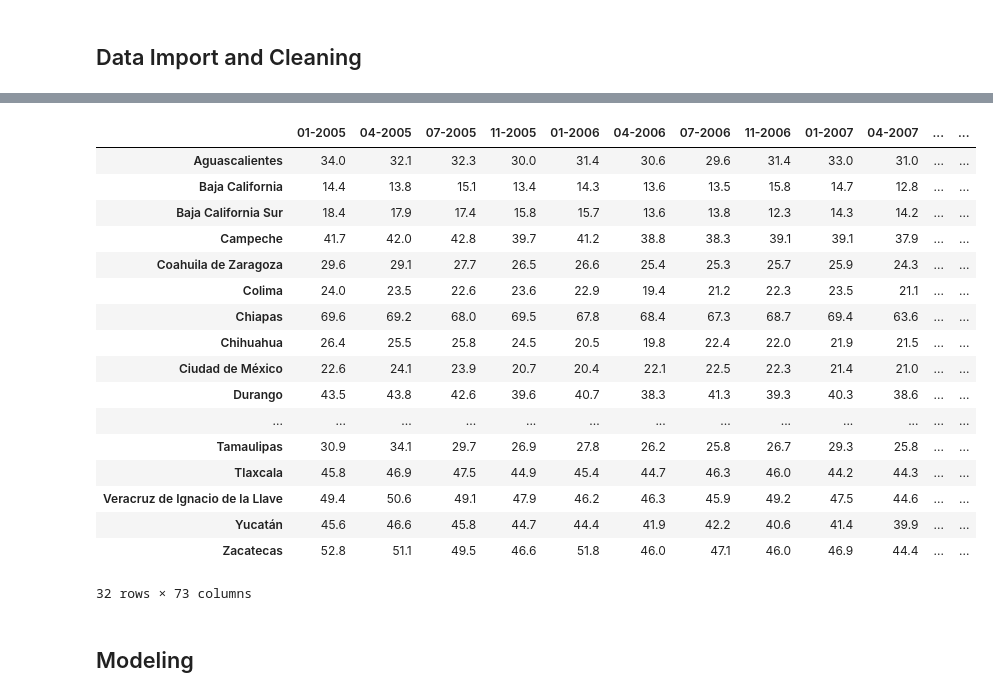
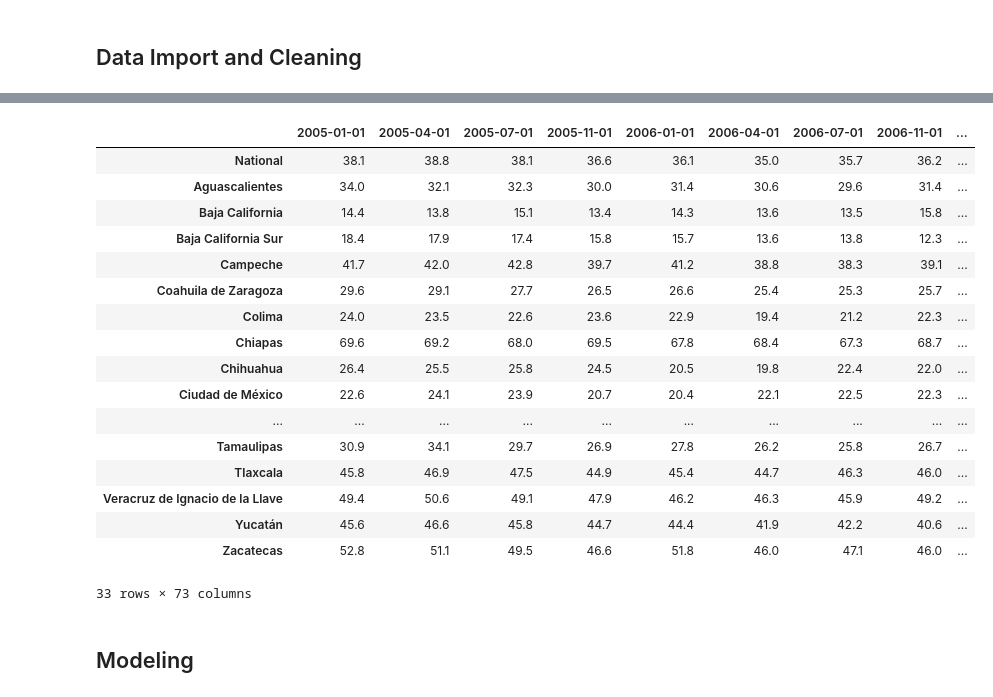
Before and after one commit to elviramg/poverty_project_frontend, a Jupyter notebook: Forecast Analysis.ipynb, the cells around one changed output, grey strips where cells are left out. Cells and saved outputs as stored; diff of their text form; code cells hidden in the pictures.

```diff
--- a/Forecast Analysis.ipynb
+++ b/Forecast Analysis.ipynb
@@ -28,0 +37,3 @@ To enable them in other operations, rebuild TensorFlow with the appropriate comp
+# %%
+df = get_csv()
+df
@@ -29,30 +54,29 @@ To enable them in other operations, rebuild TensorFlow with the appropriate comp
 # %%
-df = pd.read_csv("Labor_Poverty.csv", index_col=0) #imported data
 df = df.replace({"ND": None}) # Removed superfluous data
 df = df.astype("float") # Changed data types
 df = df.transpose() # Transpose the table
-df['04-2020'] = (df['01-2020'] + df['07-2020'])/2 # #Interpolated missing value with simple average // TO-DO: Use the average all the 3 quarter for 2020 to interpolate.
+df['2020-04-01'] = (df['2020-01-01'] + df['2020-07-01'])/2 # #Interpolated missing value with simple average // TO-DO: Use the average all the 3 quarter for 2020 to interpolate.
 # df.columns = pd.to_datetime(df.columns, format="%m-%Y") # WRONG: Cast column data type to datetime
 df
 # %% [output]
-|  | 01-2005 | 04-2005 | 07-2005 | 11-2005 | 01-2006 | 04-2006 | 07-2006 | 11-2006 | 01-2007 | 04-2007 | ... | ... |
-| Aguascalientes | 34.0 | 32.1 | 32.3 | 30.0 | 31.4 | 30.6 | 29.6 | 31.4 | 33.0 | 31.0 | ... | ... |
-| Baja California | 14.4 | 13.8 | 15.1 | 13.4 | 14.3 | 13.6 | 13.5 | 15.8 | 14.7 | 12.8 | ... | ... |
-| Baja California Sur | 18.4 | 17.9 | 17.4 | 15.8 | 15.7 | 13.6 | 13.8 | 12.3 | 14.3 | 14.2 | ... | ... |
-| Campeche | 41.7 | 42.0 | 42.8 | 39.7 | 41.2 | 38.8 | 38.3 | 39.1 | 39.1 | 37.9 | ... | ... |
-| Coahuila de Zaragoza | 29.6 | 29.1 | 27.7 | 26.5 | 26.6 | 25.4 | 25.3 | 25.7 | 25.9 | 24.3 | ... | ... |
-| Colima | 24.0 | 23.5 | 22.6 | 23.6 | 22.9 | 19.4 | 21.2 | 22.3 | 23.5 | 21.1 | ... | ... |
-| Chiapas | 69.6 | 69.2 | 68.0 | 69.5 | 67.8 | 68.4 | 67.3 | 68.7 | 69.4 | 63.6 | ... | ... |
-| Chihuahua | 26.4 | 25.5 | 25.8 | 24.5 | 20.5 | 19.8 | 22.4 | 22.0 | 21.9 | 21.5 | ... | ... |
-| Ciudad de México | 22.6 | 24.1 | 23.9 | 20.7 | 20.4 | 22.1 | 22.5 | 22.3 | 21.4 | 21.0 | ... | ... |
-| Durango | 43.5 | 43.8 | 42.6 | 39.6 | 40.7 | 38.3 | 41.3 | 39.3 | 40.3 | 38.6 | ... | ... |
-| ... | ... | ... | ... | ... | ... | ... | ... | ... | ... | ... | ... | ... |
-| Tamaulipas | 30.9 | 34.1 | 29.7 | 26.9 | 27.8 | 26.2 | 25.8 | 26.7 | 29.3 | 25.8 | ... | ... |
-| Tlaxcala | 45.8 | 46.9 | 47.5 | 44.9 | 45.4 | 44.7 | 46.3 | 46.0 | 44.2 | 44.3 | ... | ... |
-| Veracruz de Ignacio de la Llave | 49.4 | 50.6 | 49.1 | 47.9 | 46.2 | 46.3 | 45.9 | 49.2 | 47.5 | 44.6 | ... | ... |
-| Yucatán | 45.6 | 46.6 | 45.8 | 44.7 | 44.4 | 41.9 | 42.2 | 40.6 | 41.4 | 39.9 | ... | ... |
-| Zacatecas | 52.8 | 51.1 | 49.5 | 46.6 | 51.8 | 46.0 | 47.1 | 46.0 | 46.9 | 44.4 | ... | ... |
+|  | 2005-01-01 | 2005-04-01 | 2005-07-01 | 2005-11-01 | 2006-01-01 | 2006-04-01 | 2006-07-01 | 2006-11-01 | ... |
+| National | 38.1 | 38.8 | 38.1 | 36.6 | 36.1 | 35.0 | 35.7 | 36.2 | ... |
+| Aguascalientes | 34.0 | 32.1 | 32.3 | 30.0 | 31.4 | 30.6 | 29.6 | 31.4 | ... |
+| Baja California | 14.4 | 13.8 | 15.1 | 13.4 | 14.3 | 13.6 | 13.5 | 15.8 | ... |
+| Baja California Sur | 18.4 | 17.9 | 17.4 | 15.8 | 15.7 | 13.6 | 13.8 | 12.3 | ... |
+| Campeche | 41.7 | 42.0 | 42.8 | 39.7 | 41.2 | 38.8 | 38.3 | 39.1 | ... |
+| Coahuila de Zaragoza | 29.6 | 29.1 | 27.7 | 26.5 | 26.6 | 25.4 | 25.3 | 25.7 | ... |
+| Colima | 24.0 | 23.5 | 22.6 | 23.6 | 22.9 | 19.4 | 21.2 | 22.3 | ... |
+| Chiapas | 69.6 | 69.2 | 68.0 | 69.5 | 67.8 | 68.4 | 67.3 | 68.7 | ... |
+| Chihuahua | 26.4 | 25.5 | 25.8 | 24.5 | 20.5 | 19.8 | 22.4 | 22.0 | ... |
+| Ciudad de México | 22.6 | 24.1 | 23.9 | 20.7 | 20.4 | 22.1 | 22.5 | 22.3 | ... |
+| ... | ... | ... | ... | ... | ... | ... | ... | ... | ... |
+| Tamaulipas | 30.9 | 34.1 | 29.7 | 26.9 | 27.8 | 26.2 | 25.8 | 26.7 | ... |
+| Tlaxcala | 45.8 | 46.9 | 47.5 | 44.9 | 45.4 | 44.7 | 46.3 | 46.0 | ... |
+| Veracruz de Ignacio de la Llave | 49.4 | 50.6 | 49.1 | 47.9 | 46.2 | 46.3 | 45.9 | 49.2 | ... |
+| Yucatán | 45.6 | 46.6 | 45.8 | 44.7 | 44.4 | 41.9 | 42.2 | 40.6 | ... |
+| Zacatecas | 52.8 | 51.1 | 49.5 | 46.6 | 51.8 | 46.0 | 47.1 | 46.0 | ... |
-32 rows × 73 columns
+33 rows × 73 columns
 # %% [markdown]
 ## Modeling
 # %% [markdown]
```
Also changed, not shown: parts of 11 cells of this notebook.
